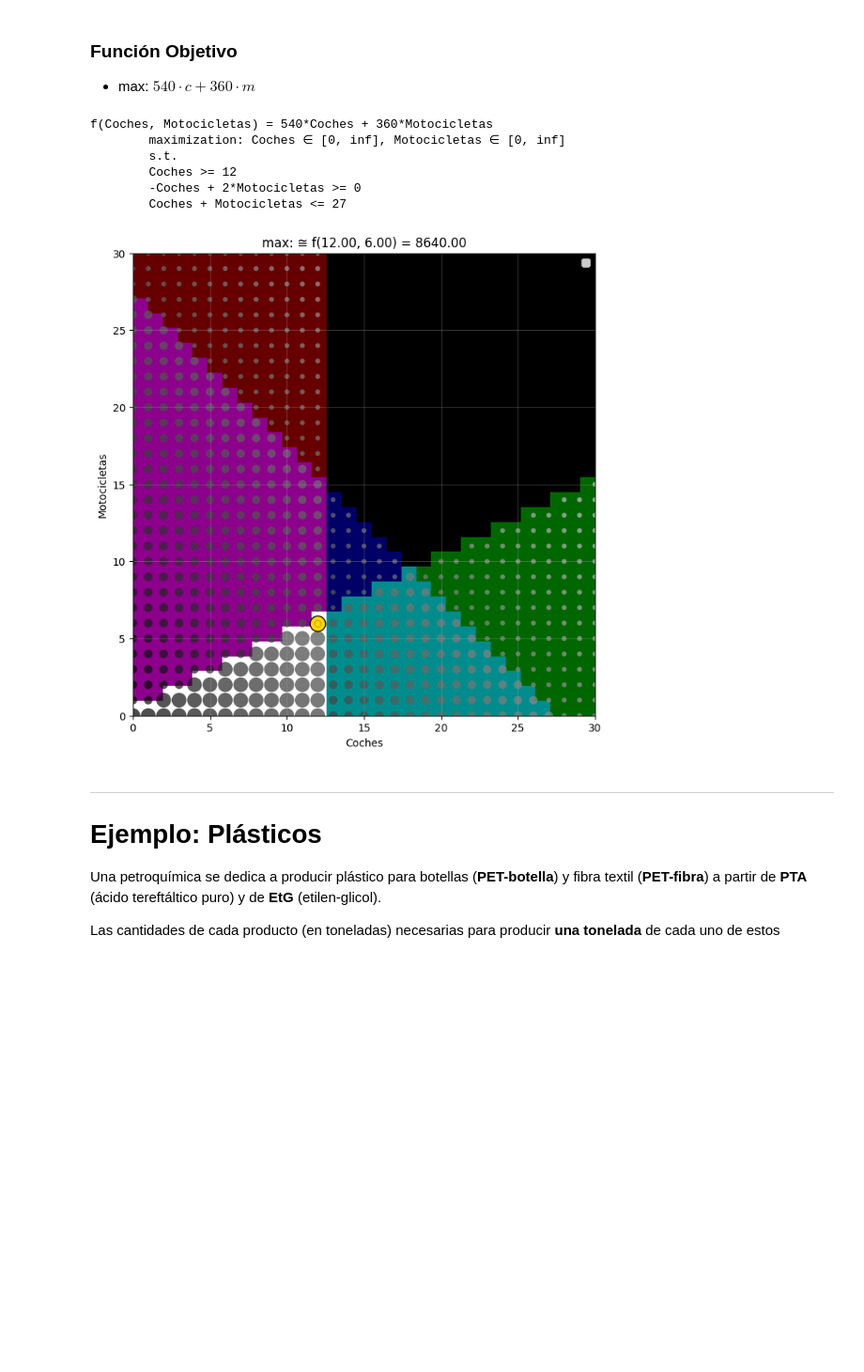
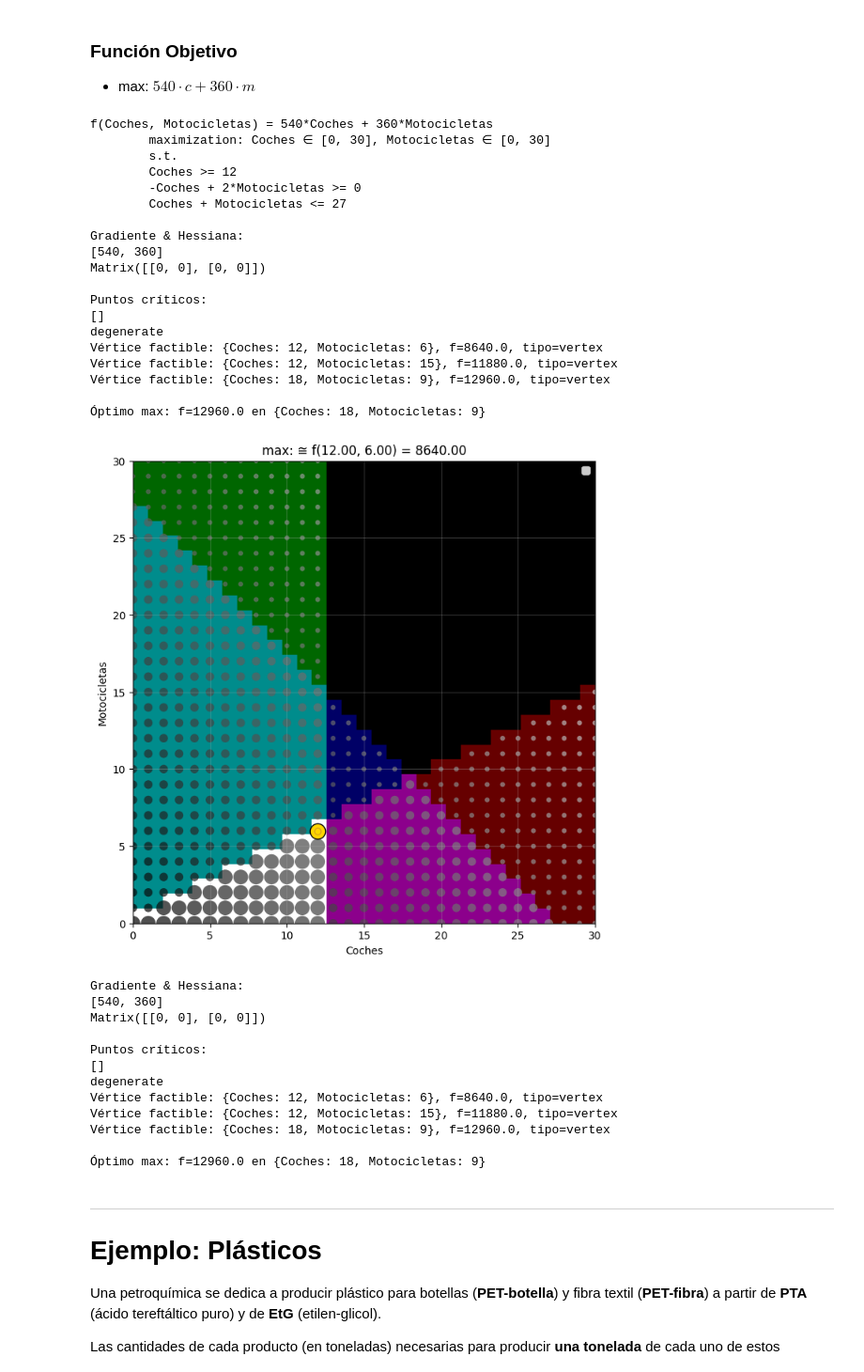
Before and after one commit to JulTob/Optimization, a Jupyter notebook: Optimizacion_C2.ipynb, the cells around one changed output. Shown at 94% size. Saved outputs shown, nothing was run; the diff lists cells and outputs as text; code cells hidden in the pictures; blank space fills up the shorter version.

```diff
--- a/Optimizacion_C2.ipynb
+++ b/Optimizacion_C2.ipynb
@@ -888,13 +888,34 @@ def feasible(P, point):
             return False
 
     return True
+# %%
+import itertools
+import sympy as sym
+
+def enumerate_vertices(P):
+    xs = P.symbols()
+    n = len(xs)
+
+    equations = [r.lhs - r.rhs for r in P.restrictions]
+
+    vertices = []
+
+    # take every combination of n equations
+    for combo in itertools.combinations(equations, n):
+        sol = sym.solve(combo, xs, dict=True)
+        for s in sol:
+            # keep only numerical complete solutions
+            if all(v in s and s[v].is_real for v in xs):
+                if feasible(P, s):
+                    vertices.append(s)
+
+    return vertices
 # %%
-def analytical_optima(P, steps=True):
+def analytical_optima(OP, steps=True):
     import sympy as sym
-
+    from itertools import combinations
+    P = OP
     xs = P.symbols()
-    for x in xs:
-        P[x>=0]
     f = P.objective
 
     # Gradiente
@@ -930,15 +951,7 @@ def analytical_optima(P, steps=True):
             if steps:
                 print(f"\nCrítico NO factible: {cp}")
 
-    vertices = []
-    for i in range(len(P.restrictions)):
-        for j in range(i+1, len(P.restrictions)):
-            eq1 = P.restrictions[i].lhs - P.restrictions[i].rhs
-            eq2 = P.restrictions[j].lhs - P.restrictions[j].rhs
-
-            sol = sym.solve([eq1, eq2], xs, dict=True)
-            for s in sol:
-                vertices.append(s)
+    vertices = enumerate_vertices(P)
 
     for v in vertices:
         if feasible(P,v):
@@ -1028,28 +1038,55 @@ m.Integer()
 # %%
 P = Optimization([c, m])
 P[c() >= 12]
 P[2*m()-c() >= 0]
 P[m()+c() <= 27]
 
 f = (540*c() + 360*m())
 P.set_objetivo(f, kind="max")
 
 print(P)
 
 # Establecer límites explícitos para las variables para el trazado
 c.set_upper(30)
 m.set_upper(30)
 
+analytical_optima(P)
+P.plot(resolution=30)
 
-P.plot(resolution=30)
+analytical_optima(P)
 # %% [output]
 f(Coches, Motocicletas) = 540*Coches + 360*Motocicletas
-        maximization: Coches ∈ [0, inf], Motocicletas ∈ [0, inf]
+        maximization: Coches ∈ [0, 30], Motocicletas ∈ [0, 30]
         s.t.
         Coches >= 12
         -Coches + 2*Motocicletas >= 0
         Coches + Motocicletas <= 27
+
+Gradiente & Hessiana:
+[540, 360]
+Matrix([[0, 0], [0, 0]])
+
+Puntos críticos:
+[]
+degenerate
+Vértice factible: {Coches: 12, Motocicletas: 6}, f=8640.0, tipo=vertex
+Vértice factible: {Coches: 12, Motocicletas: 15}, f=11880.0, tipo=vertex
+Vértice factible: {Coches: 18, Motocicletas: 9}, f=12960.0, tipo=vertex
+
+Óptimo max: f=12960.0 en {Coches: 18, Motocicletas: 9}
-[figure, old version]
+[figure, new version]
+Gradiente & Hessiana:
+[540, 360]
+Matrix([[0, 0], [0, 0]])
+
+Puntos críticos:
+[]
+degenerate
+Vértice factible: {Coches: 12, Motocicletas: 6}, f=8640.0, tipo=vertex
+Vértice factible: {Coches: 12, Motocicletas: 15}, f=11880.0, tipo=vertex
+Vértice factible: {Coches: 18, Motocicletas: 9}, f=12960.0, tipo=vertex
+
+Óptimo max: f=12960.0 en {Coches: 18, Motocicletas: 9}
 # %% [markdown]
 -----
 # **Ejemplo:** Plásticos
```
Also changed, not shown: parts of 53 cells of this notebook.
